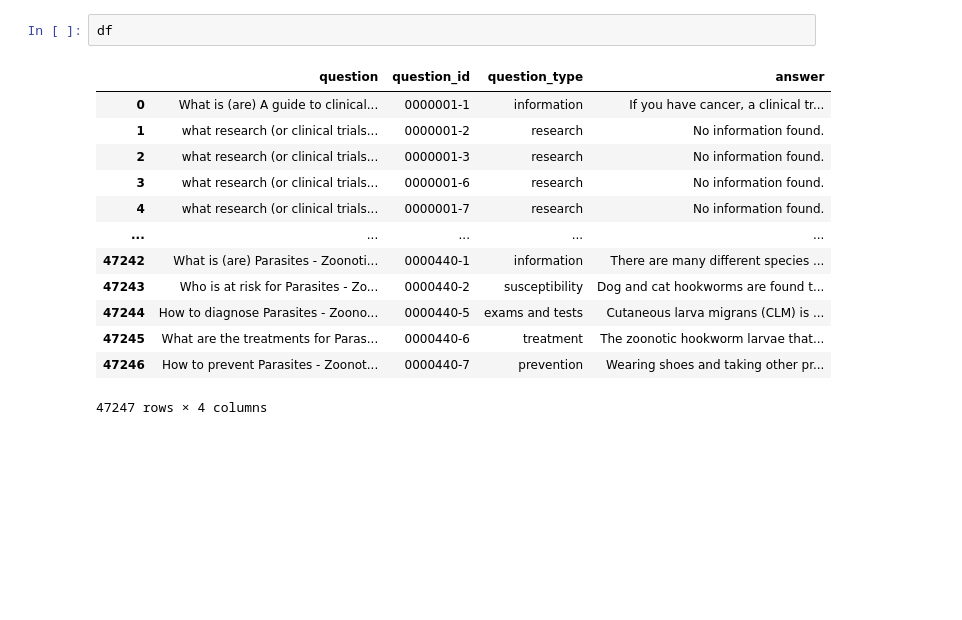
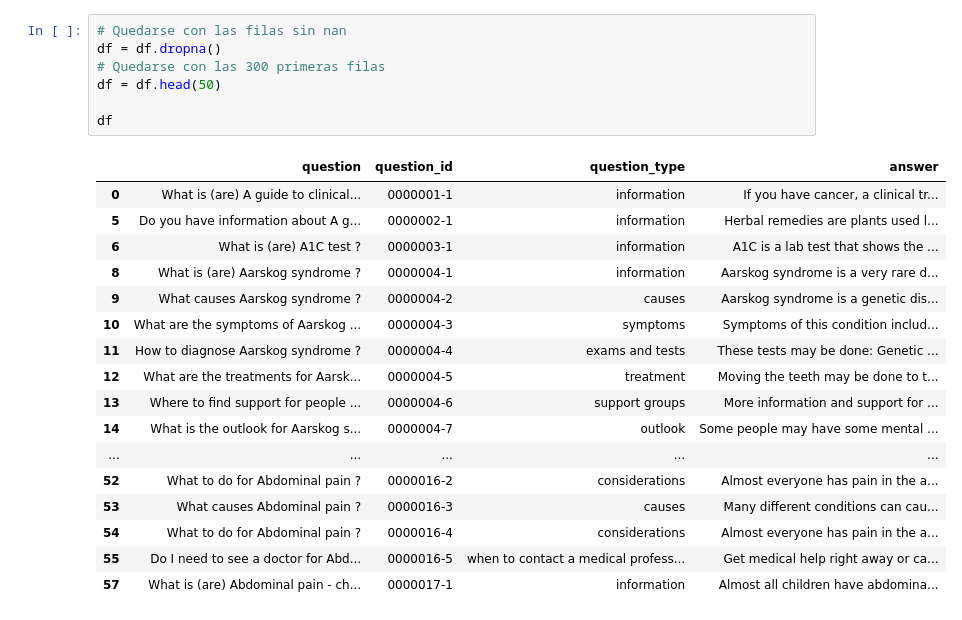
Before and after one commit to pablorocg/MedicalRAG, a Jupyter notebook: EDA.ipynb, the cells around one changed output. Cells and saved outputs as stored; diff of their text form; blank space fills up the shorter version.

```diff
--- a/EDA.ipynb
+++ b/EDA.ipynb
@@ -16,18 +16,27 @@ for idx, file in enumerate(files):
 # %% [output]
 ['10_MPlus_ADAM_QA.csv', '11_MPlusDrugs_QA.csv', '12_MPlusHerbsSupplements_QA.csv', '1_CancerGov_QA.csv', '2_GARD_QA.csv', '3_GHR_QA.csv', '4_MPlus_Health_Topics_QA.csv', '5_NIDDK_QA.csv', '6_NINDS_QA ...
-# %%
-df
-# %% [output]
-|  | question | question_id | question_type | answer |
-| 0 | What is (are) A guide to clinical... | 0000001-1 | information | If you have cancer, a clinical tr... |
-| 1 | what research (or clinical trials... | 0000001-2 | research | No information found. |
-| 2 | what research (or clinical trials... | 0000001-3 | research | No information found. |
-| 3 | what research (or clinical trials... | 0000001-6 | research | No information found. |
-| 4 | what research (or clinical trials... | 0000001-7 | research | No information found. |
-| ... | ... | ... | ... | ... |
-| 47242 | What is (are) Parasites - Zoonoti... | 0000440-1 | information | There are many different species ... |
-| 47243 | Who is at risk for Parasites - Zo... | 0000440-2 | susceptibility | Dog and cat hookworms are found t... |
-| 47244 | How to diagnose Parasites - Zoono... | 0000440-5 | exams and tests | Cutaneous larva migrans (CLM) is ... |
-| 47245 | What are the treatments for Paras... | 0000440-6 | treatment | The zoonotic hookworm larvae that... |
-| 47246 | How to prevent Parasites - Zoonot... | 0000440-7 | prevention | Wearing shoes and taking other pr... |
-47247 rows × 4 columns
+# %%
+# Quedarse con las filas sin nan
+df = df.dropna()
+# Quedarse con las 300 primeras filas
+df = df.head(50)
+
+df
+# %% [output]
+|  | question | question_id | question_type | answer |
+| 0 | What is (are) A guide to clinical... | 0000001-1 | information | If you have cancer, a clinical tr... |
+| 5 | Do you have information about A g... | 0000002-1 | information | Herbal remedies are plants used l... |
+| 6 | What is (are) A1C test ? | 0000003-1 | information | A1C is a lab test that shows the ... |
+| 8 | What is (are) Aarskog syndrome ? | 0000004-1 | information | Aarskog syndrome is a very rare d... |
+| 9 | What causes Aarskog syndrome ? | 0000004-2 | causes | Aarskog syndrome is a genetic dis... |
+| 10 | What are the symptoms of Aarskog ... | 0000004-3 | symptoms | Symptoms of this condition includ... |
+| 11 | How to diagnose Aarskog syndrome ? | 0000004-4 | exams and tests | These tests may be done: Genetic ... |
+| 12 | What are the treatments for Aarsk... | 0000004-5 | treatment | Moving the teeth may be done to t... |
+| 13 | Where to find support for people ... | 0000004-6 | support groups | More information and support for ... |
+| 14 | What is the outlook for Aarskog s... | 0000004-7 | outlook | Some people may have some mental ... |
+| ... | ... | ... | ... | ... |
+| 52 | What to do for Abdominal pain ? | 0000016-2 | considerations | Almost everyone has pain in the a... |
+| 53 | What causes Abdominal pain ? | 0000016-3 | causes | Many different conditions can cau... |
+| 54 | What to do for Abdominal pain ? | 0000016-4 | considerations | Almost everyone has pain in the a... |
+| 55 | Do I need to see a doctor for Abd... | 0000016-5 | when to contact a medical profess... | Get medical help right away or ca... |
+| 57 | What is (are) Abdominal pain - ch... | 0000017-1 | information | Almost all children have abdomina... |
```
Also changed, not shown: parts of 4 cells of this notebook, 5 other files.
